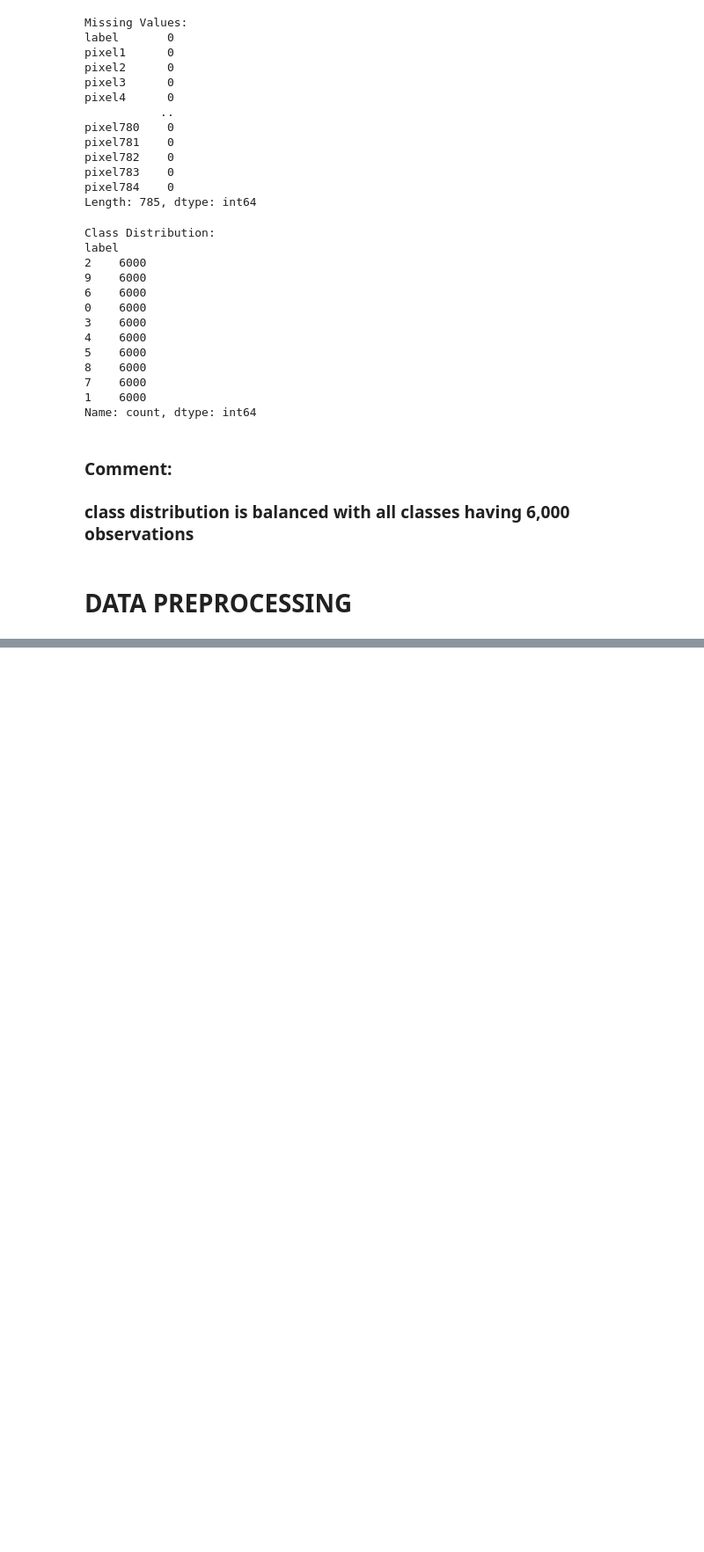
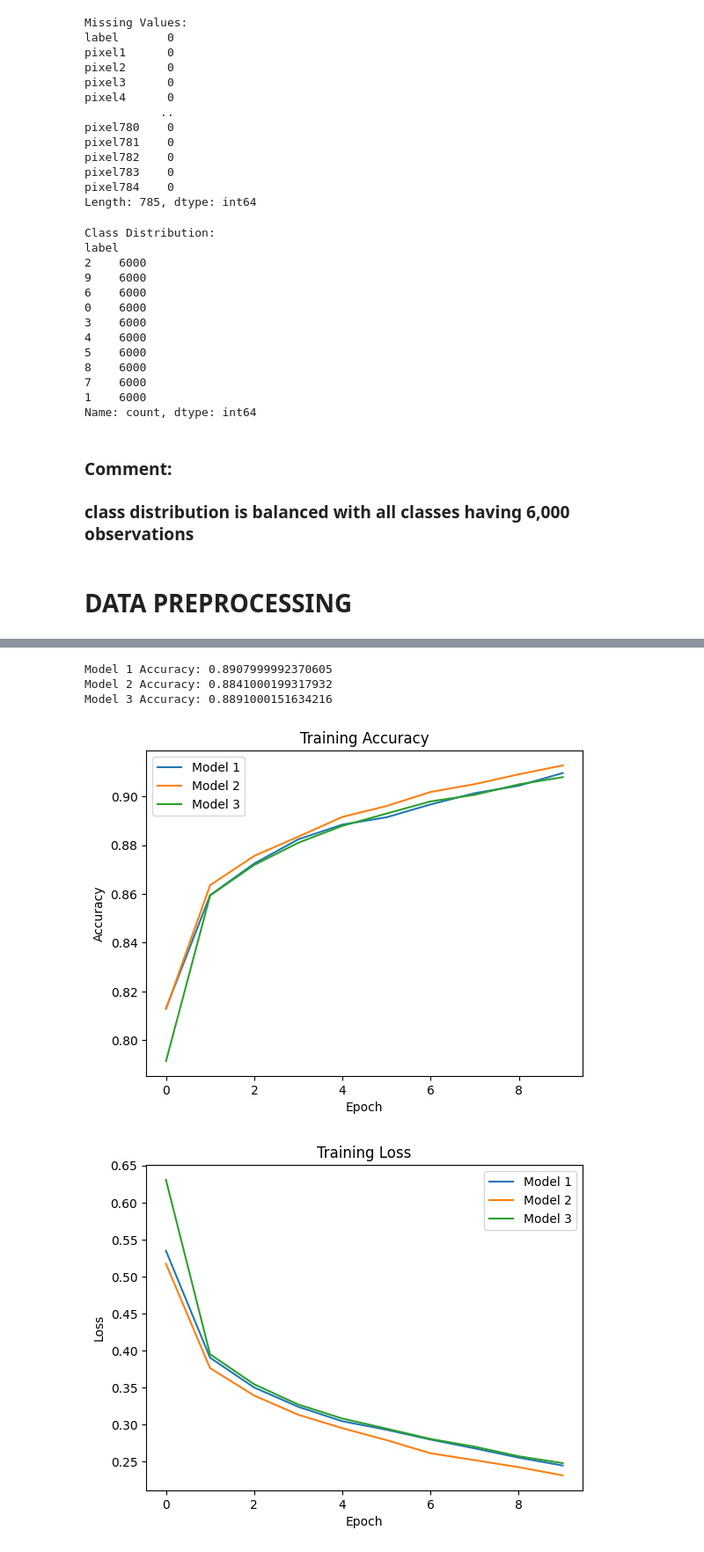
Before and after one commit to Chukwuemekaokafor77/CSCN8010-LAB, a Jupyter notebook: lab82.ipynb, the cells around one changed output, grey strips where cells are left out. Shown: that part at 88% size. Saved outputs shown, nothing was run; the diff lists cells and outputs as text; code cells hidden in the pictures; blank space fills up the shorter version.

```diff
--- a/lab82.ipynb
+++ b/lab82.ipynb
@@ -412,0 +314,12 @@ Recall for class 'Ankle boot': [0.99]
+# %%
+# Define the model architecture
+model_3 = keras.Sequential([
+    layers.Dense(128, activation='tanh', input_shape=(784,)),
+    layers.Dense(64, activation='sigmoid'),
+    layers.Dense(10, activation='softmax')
+])
+
+# Compile the model
+model_3.compile(optimizer='adam', loss='sparse_categorical_crossentropy', metrics=['accuracy'])
+# Train the model
+history_3 = model_3.fit(train_images, train_labels,  epochs=10,  batch_size=64,  validation_split=0.2)
@@ -412,0 +358,41 @@ Recall for class 'Ankle boot': [0.99]
+# %%
+# Extract accuracy from evaluation results
+accuracy_1 = evaluation_1[1]
+accuracy_2 = evaluation_2[1]
+accuracy_3 = evaluation_3[1]
+
+# Print accuracy of each model
+print("Model 1 Accuracy:", accuracy_1)
+print("Model 2 Accuracy:", accuracy_2)
+print("Model 3 Accuracy:", accuracy_3)
+
+# You can also extract other metrics (precision, recall, etc.) from the evaluation results and compare them similarly
+# %% [output]
+Model 1 Accuracy: 0.8907999992370605
+Model 2 Accuracy: 0.8841000199317932
+Model 3 Accuracy: 0.8891000151634216
+# %%
+import matplotlib.pyplot as plt
+
+# Plot training history for accuracy
+plt.plot(history.history['accuracy'], label='Model 1')
+plt.plot(history_2.history['accuracy'], label='Model 2')
+plt.plot(history_3.history['accuracy'], label='Model 3')
+plt.title('Training Accuracy')
+plt.xlabel('Epoch')
+plt.ylabel('Accuracy')
+plt.legend()
+plt.show()
+
+# Plot training history for loss
+plt.plot(history.history['loss'], label='Model 1')
+plt.plot(history_2.history['loss'], label='Model 2')
+plt.plot(history_3.history['loss'], label='Model 3')
+plt.title('Training Loss')
+plt.xlabel('Epoch')
+plt.ylabel('Loss')
+plt.legend()
+plt.show()
+# %% [output]
+[figure, added]
+[figure, added]
```
Also changed, not shown: parts of 44 cells of this notebook, 6 other files.
